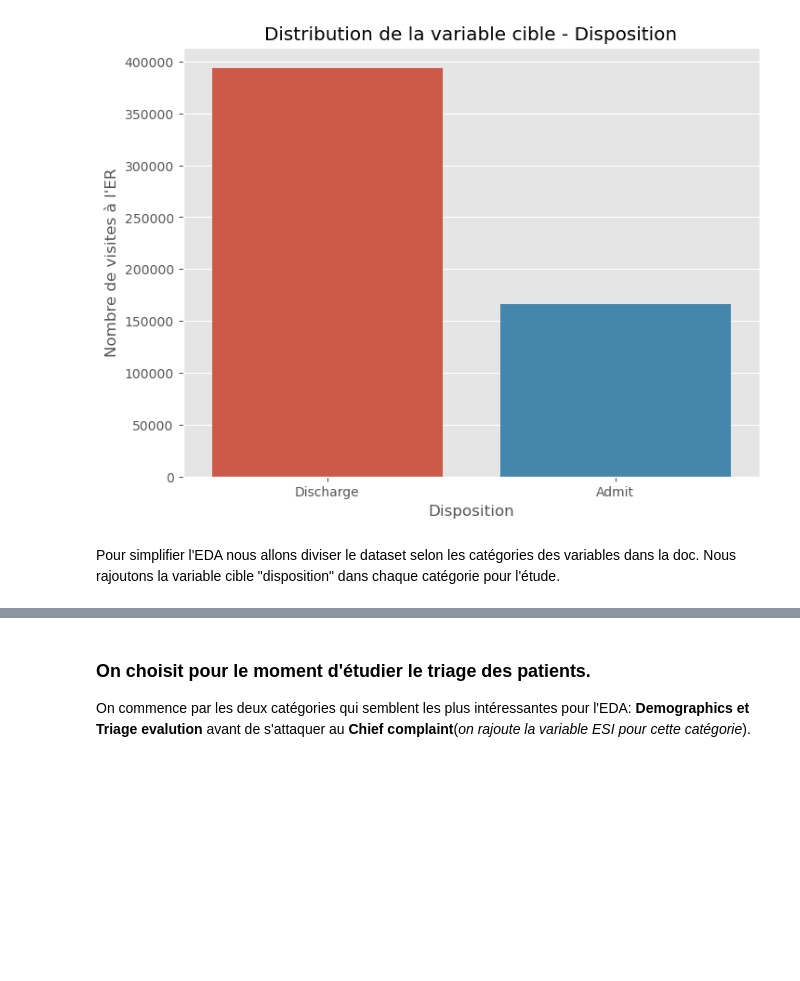
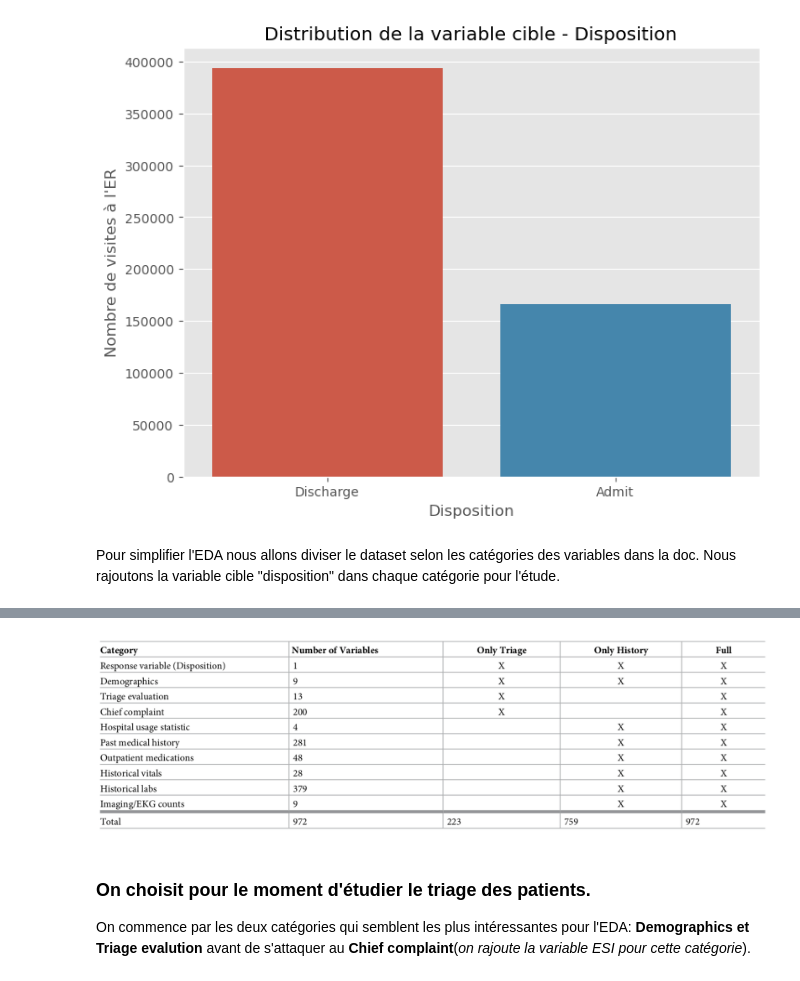
Before and after one commit to Mawbhe/Predicting-hospital-admission, a Jupyter notebook: main.ipynb, the cells around one changed output, grey strips where cells are left out. Cells and saved outputs as stored; diff of their text form; code cells hidden in the pictures; blank space fills up the shorter version.

```diff
--- a/main.ipynb
+++ b/main.ipynb
@@ -113,3 +111,8 @@ Nous rajoutons la variable cible "disposition" dans chaque catégorie pour l'ét
+# %%
+from IPython.display import Image
+Image(filename='categories.png')
+# %% [output]
+[figure, added]
 # %% [markdown]
 ### On choisit pour le moment d'étudier **le triage des patients**.
 On commence par les deux catégories qui semblent les plus intéressantes pour l'EDA: **Demographics et Triage evalution** avant de s'attaquer au **Chief complaint**(*on rajoute la variable ESI pour cette catégorie*).
```
Also changed, not shown: parts of 30 cells of this notebook.
